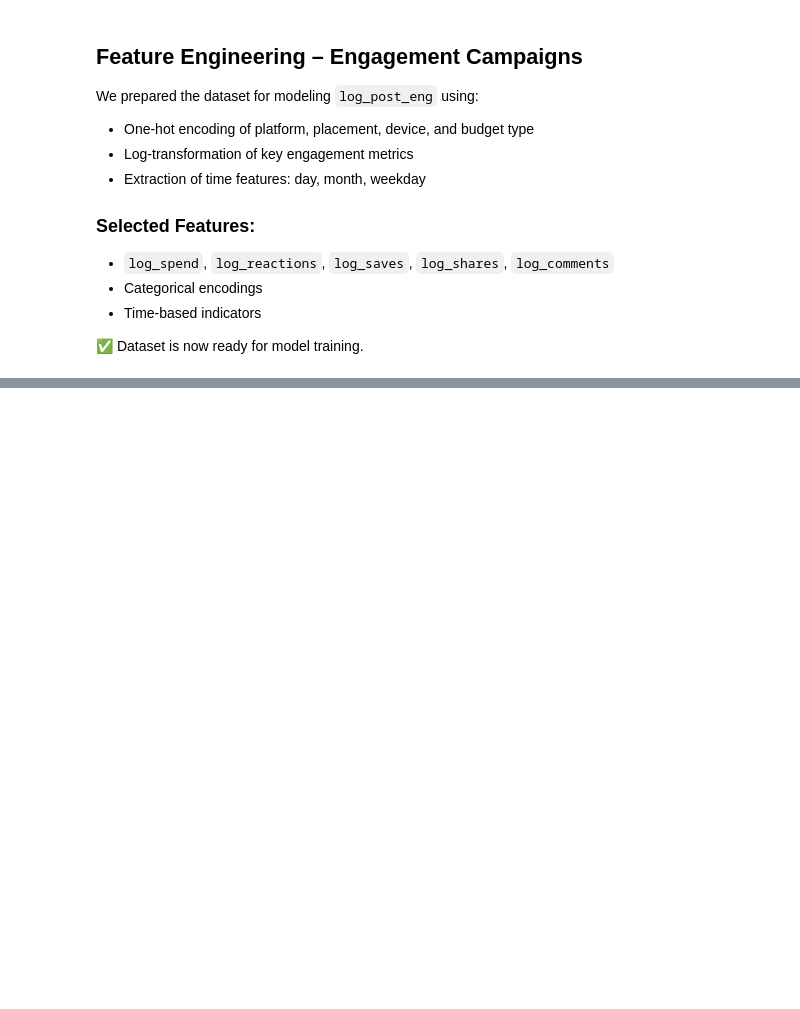
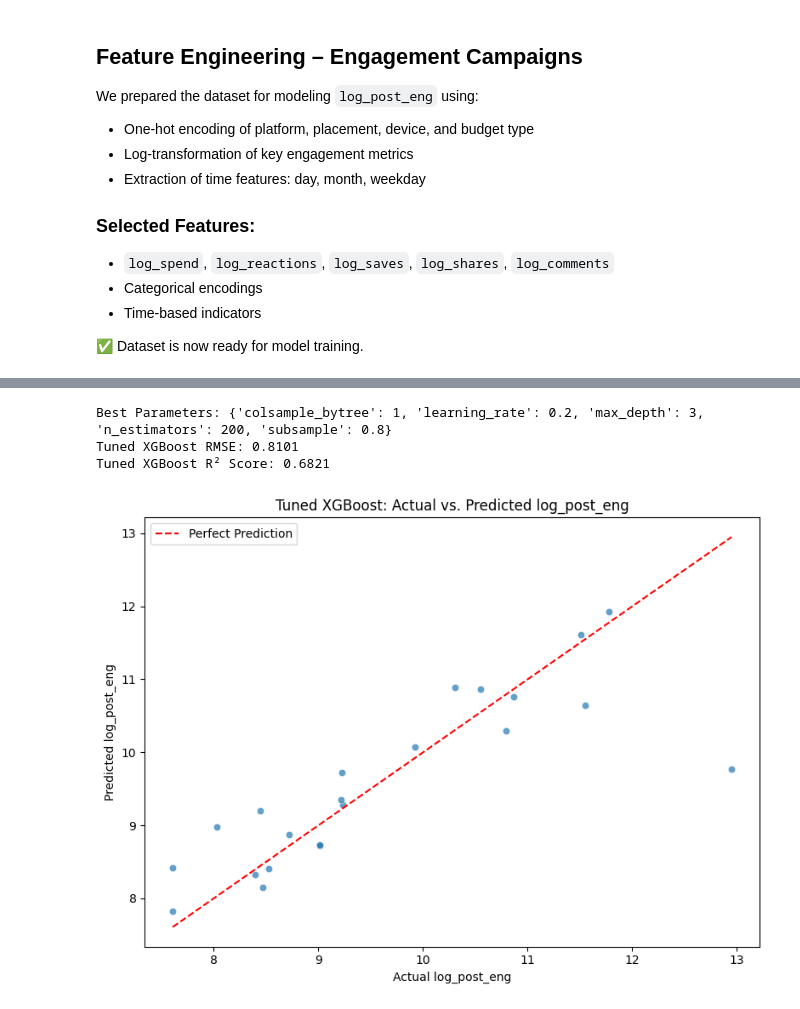
Before and after one commit to ghassantaleb/orange-tunisie-branding-analytics, a Jupyter notebook: notebooks/feature_engineering_engagement.ipynb, the cells around one changed output, grey strips where cells are left out. Saved outputs shown, nothing was run; the diff lists cells and outputs as text; code cells hidden in the pictures; blank space fills up the shorter version.

```diff
--- a/notebooks/feature_engineering_engagement.ipynb
+++ b/notebooks/feature_engineering_engagement.ipynb
@@ -70,0 +233,16 @@ We prepared the dataset for modeling `log_post_eng` using:
+# %%
+from sklearn.model_selection import GridSearchCV
+from xgboost import XGBRegressor
+
+xgb_model = XGBRegressor(random_state=42)
+
+grid_search_xgb = GridSearchCV(
+    estimator=xgb_model,
+    param_grid=param_grid,
+    scoring='neg_root_mean_squared_error',
+    cv=5,
+    verbose=1,
+    n_jobs=-1
+)
+
+grid_search_xgb.fit(X_eng_train, y_eng_train)
@@ -70,0 +268,34 @@ We prepared the dataset for modeling `log_post_eng` using:
+# %%
+best_xgb = grid_search_xgb.best_estimator_
+
+# Predict
+best_preds = best_xgb.predict(X_eng_test)
+
+# Evaluate
+best_rmse = np.sqrt(mean_squared_error(y_eng_test, best_preds))
+best_r2 = r2_score(y_eng_test, best_preds)
+
+print("Best Parameters:", grid_search_xgb.best_params_)
+print(f"Tuned XGBoost RMSE: {best_rmse:.4f}")
+print(f"Tuned XGBoost R² Score: {best_r2:.4f}")
+# %% [output]
+Best Parameters: {'colsample_bytree': 1, 'learning_rate': 0.2, 'max_depth': 3, 'n_estimators': 200, 'subsample': 0.8}
+Tuned XGBoost RMSE: 0.8101
+Tuned XGBoost R² Score: 0.6821
+# %%
+import matplotlib.pyplot as plt
+import seaborn as sns
+
+# Use predictions from tuned XGBoost model
+plt.figure(figsize=(8, 6))
+sns.scatterplot(x=y_eng_test, y=best_preds, alpha=0.7)
+plt.plot([y_eng_test.min(), y_eng_test.max()], [y_eng_test.min(), y_eng_test.max()], '--r', label='Perfect Prediction')
+
+plt.xlabel("Actual log_post_eng")
+plt.ylabel("Predicted log_post_eng")
+plt.title("Tuned XGBoost: Actual vs. Predicted log_post_eng")
+plt.legend()
+plt.tight_layout()
+plt.show()
+# %% [output]
+[figure, added]
```
Also changed, not shown: parts of 15 cells of this notebook, 1 other file.
